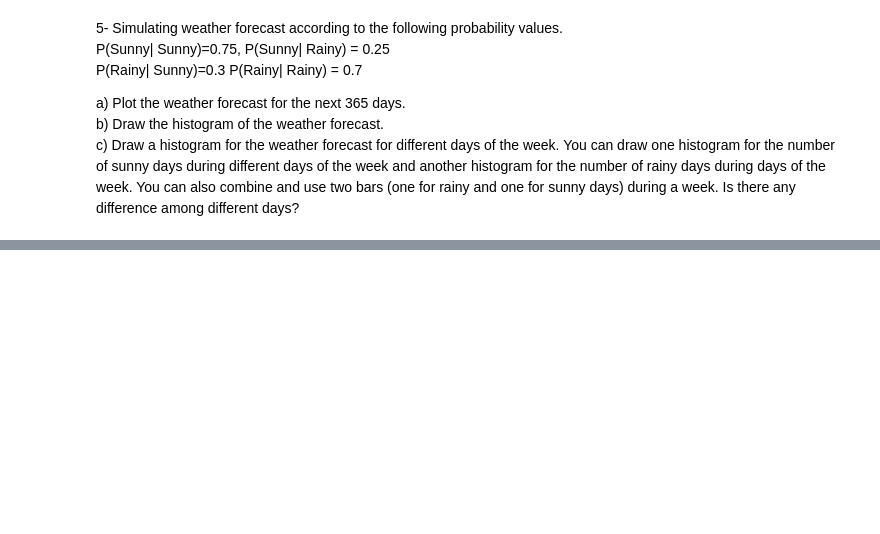
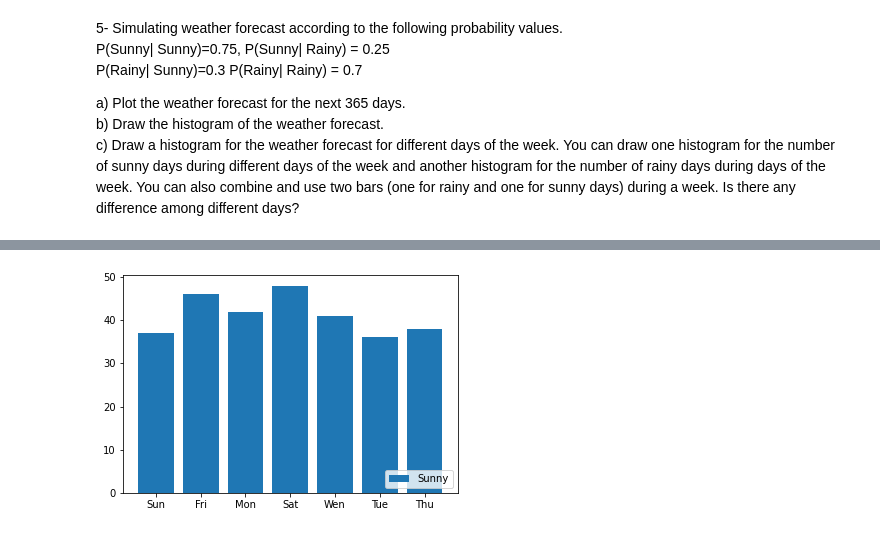
Before and after one commit to twyunting/CSC-632_Intro-to-Simulation-and-Modeling, a Jupyter notebook: homeworks/hw2/CSC-632 HW2_Coding_Yunting Chiu.ipynb, the cells around one changed output, grey strips where cells are left out. Saved outputs shown, nothing was run; the diff lists cells and outputs as text; code cells hidden in the pictures; blank space fills up the shorter version.

```diff
--- a/homeworks/hw2/CSC-632 HW2_Coding_Yunting Chiu.ipynb
+++ b/homeworks/hw2/CSC-632 HW2_Coding_Yunting Chiu.ipynb
@@ -430,0 +406,80 @@ Rainy
+# %%
+# Draw a histogram for the weather forecast for different days of the week
+
+AYear = [TodayPrediction] + WeatherForecasting # combined TodayPrediction and next 364 days
+print(len(AYear))
+
+# create the different days of the week
+Mon = AYear[::7]
+Tue = AYear[1::7]
+Wed = AYear[2::7]
+Th = AYear[3::7]
+Fri = AYear[4::7]
+Sat = AYear[5::7]
+Sun = AYear[6::7]
+# print(len(Tue))
+
+"""
+plt.figure()
+plt.hist(Mon)
+plt.legend(["Sunny", "Rainy"], loc ="lower right")
+plt.show()
+"""
+
+Mon=[0,0]
+Tue=[0,0]
+Wed=[0,0]
+Thu=[0,0]
+Fri=[0,0]
+Sat=[0,0]
+Sun=[0,0]
+for idx,i in enumerate(AYear):
+  if idx%7==0:
+    if i=="Sunny":
+      Mon[0]+=1
+    if i=="Rainy":
+      Mon[1]+=1
+  if idx%7==1:
+    if i=="Sunny":
+      Tue[0]+=1
+    if i=="Rainy":
+      Tue[1]+=1
+  if idx%7==2:
+    if i=="Sunny":
+      Wed[0]+=1
+    if i=="Rainy":
+      Wed[1]+=1
+  if idx%7==3:
+    if i=="Sunny":
+      Thu[0]+=1
+    if i=="Rainy":
+      Thu[1]+=1
+  if idx%7==4:
+    if i=="Sunny":
+      Fri[0]+=1
+    if i=="Rainy":
+      Fri[1]+=1
+  if idx%7==5:
+    if i=="Sunny":
+      Sat[0]+=1
+    if i=="Rainy":
+      Sat[1]+=1
+  if idx%7==6:
+    if i=="Sunny":
+      Sun[0]+=1
+    if i=="Rainy":
+      Sun[1]+=1
+
+bars={'Mon','Tue','Wen','Thu','Fri','Sat','Sun'}
+Week = [Mon, Tue, Wed, Thu, Fri, Sat, Sun]
+WeekSunny = [Mon[0], Tue[0], Wed[0], Thu[0], Fri[0], Sat[0], Sun[0]]
+WeekRainy=[Mon[1], Tue[1], Wed[1], Thu[1], Fri[1], Sat[1], Sun[1]]
+#print(Week)
+y=np.arange(7)
+plt.figure()
+plt.bar(y, WeekSunny)
+plt.xticks(y, bars)
+# plt.hist(, y,density= True, histtype="bar")
+plt.legend(["Sunny", "Rainy"], loc ="lower right")
+plt.show()
+# %% [output]
@@ -430,0 +487 @@ Rainy
+[figure, added]
```
Also changed, not shown: parts of 13 cells of this notebook.
